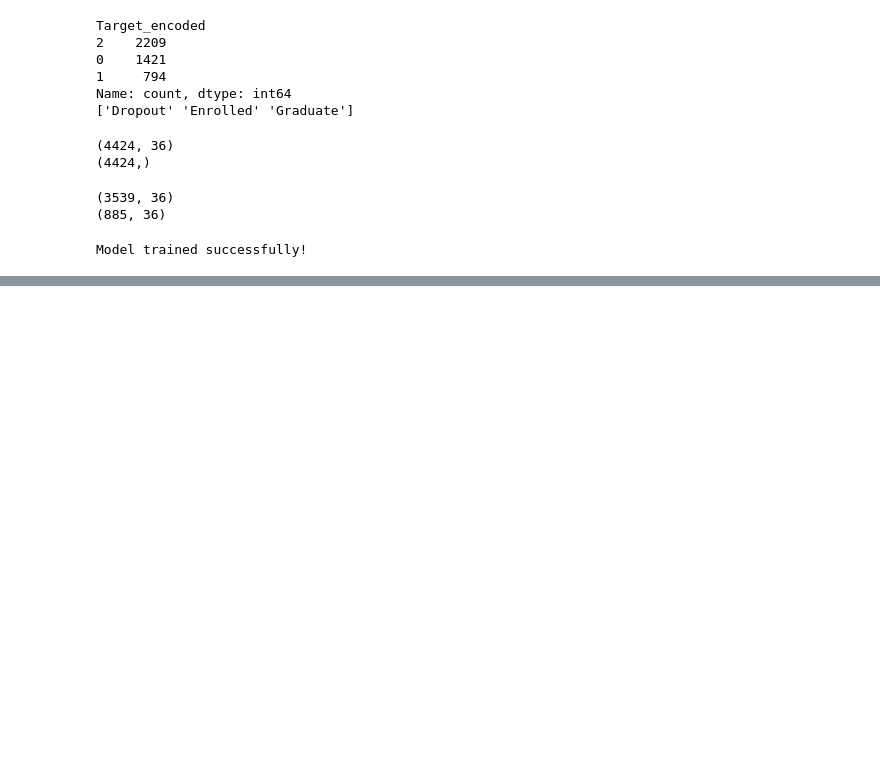
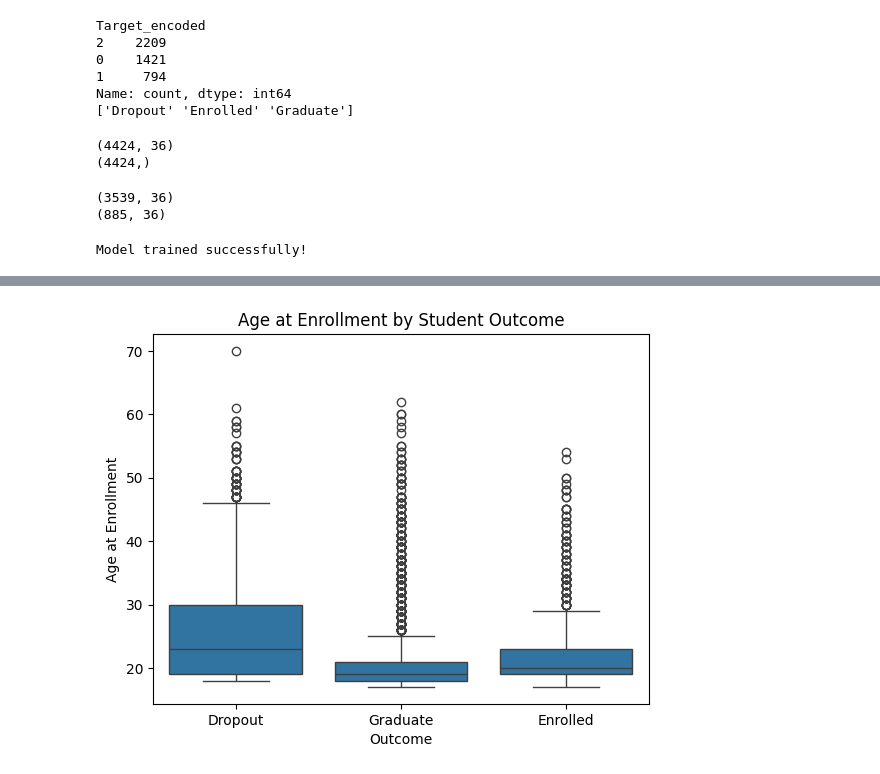
Before and after one commit to RonKar17/data-analytics-project-utk, a Jupyter notebook: notebooks/exploration.ipynb, the cells around one changed output, grey strips where cells are left out. Saved outputs shown, nothing was run; the diff lists cells and outputs as text; code cells hidden in the pictures; blank space fills up the shorter version.

```diff
--- a/notebooks/exploration.ipynb
+++ b/notebooks/exploration.ipynb
@@ -211,0 +252,8 @@ weighted avg       0.74      0.76      0.74       885
+# %%
+sns.boxplot(data=df, x='Target', y='Age at enrollment')
+plt.title('Age at Enrollment by Student Outcome')
+plt.xlabel('Outcome')
+plt.ylabel('Age at Enrollment')
+plt.show()
+# %% [output]
+[figure, added]
```
Also changed, not shown: parts of 5 cells of this notebook.
